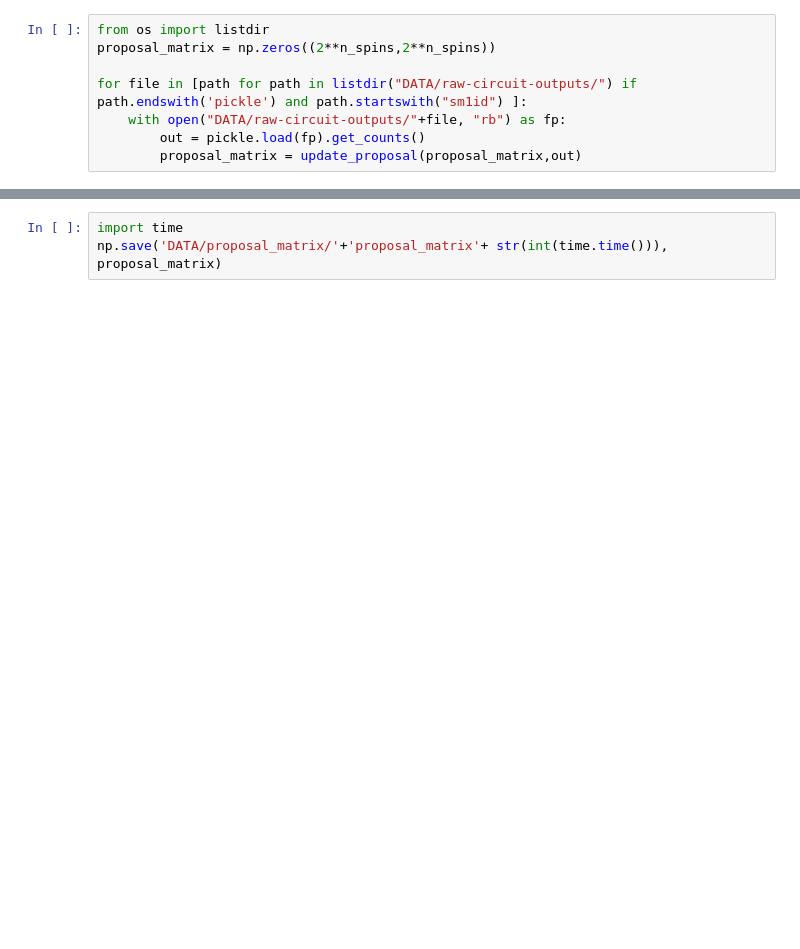
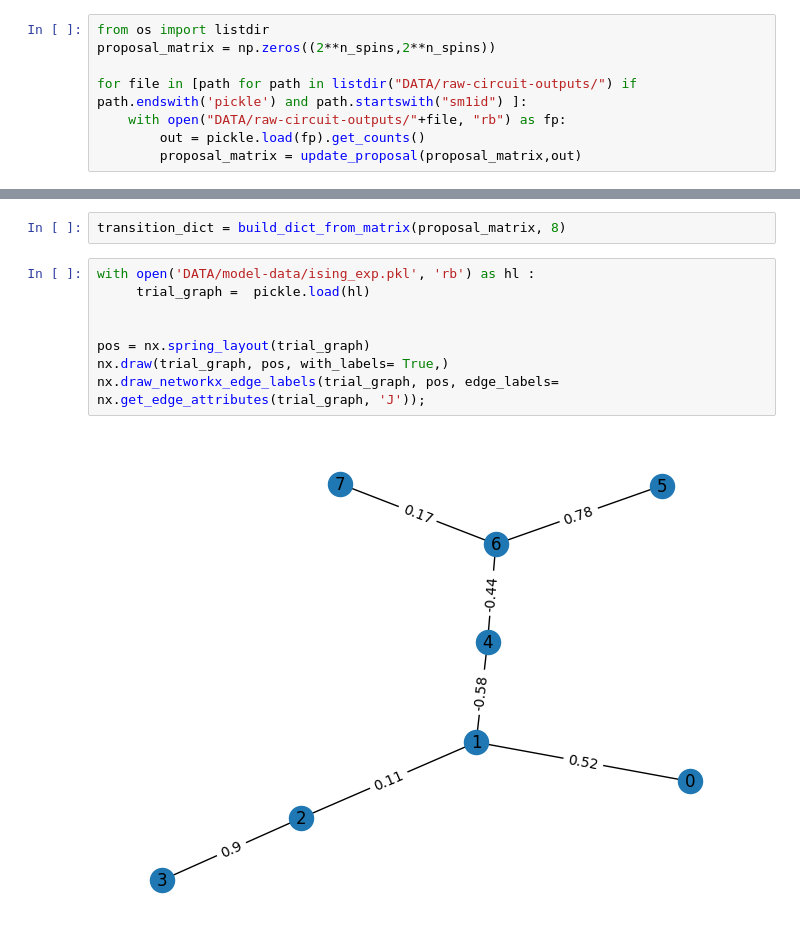
Before and after one commit to pafloxy/qhack-project-raflaneq, a Jupyter notebook: proposal_matrix.ipynb, the cells around one changed output, grey strips where cells are left out. Cells and saved outputs as stored; diff of their text form; blank space fills up the shorter version.

```diff
--- a/proposal_matrix.ipynb
+++ b/proposal_matrix.ipynb
@@ -55,3 +162,12 @@ sum(proposal_matrix[0]),sum(proposal_matrix[1])
-# %%
-import time
-np.save('DATA/proposal_matrix/'+'proposal_matrix'+ str(int(time.time())), proposal_matrix)
+# %%
+transition_dict = build_dict_from_matrix(proposal_matrix, 8)
+# %%
+with open('DATA/model-data/ising_exp.pkl', 'rb') as hl :
+     trial_graph =  pickle.load(hl)
+
+
+pos = nx.spring_layout(trial_graph)
+nx.draw(trial_graph, pos, with_labels= True,)
+nx.draw_networkx_edge_labels(trial_graph, pos, edge_labels= nx.get_edge_attributes(trial_graph, 'J'));
+# %% [output]
+[figure, added]
```
Also changed, not shown: parts of 19 cells of this notebook.
